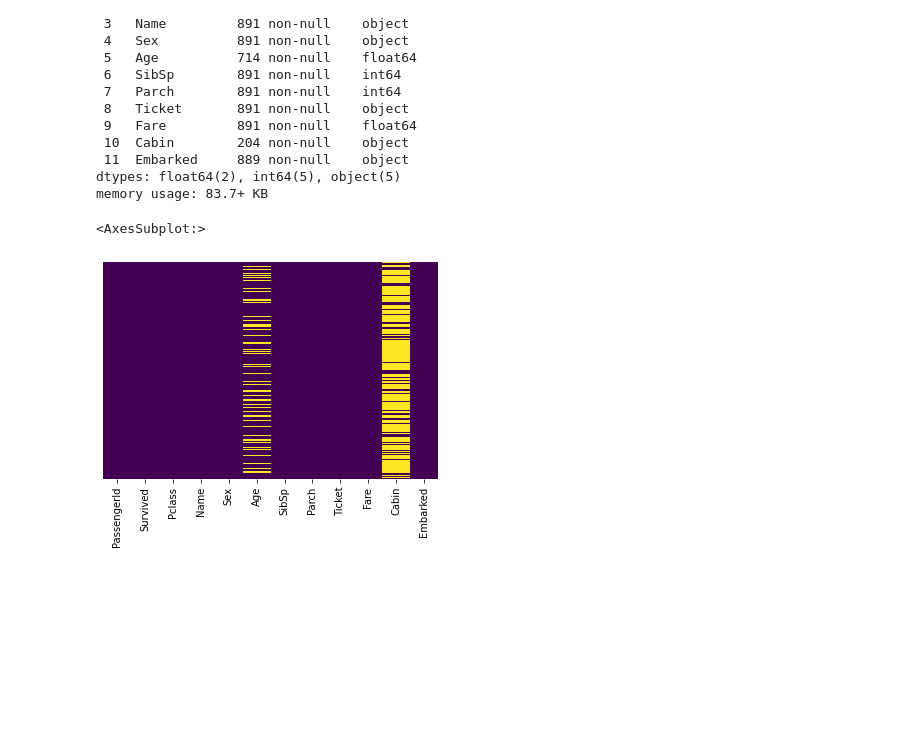
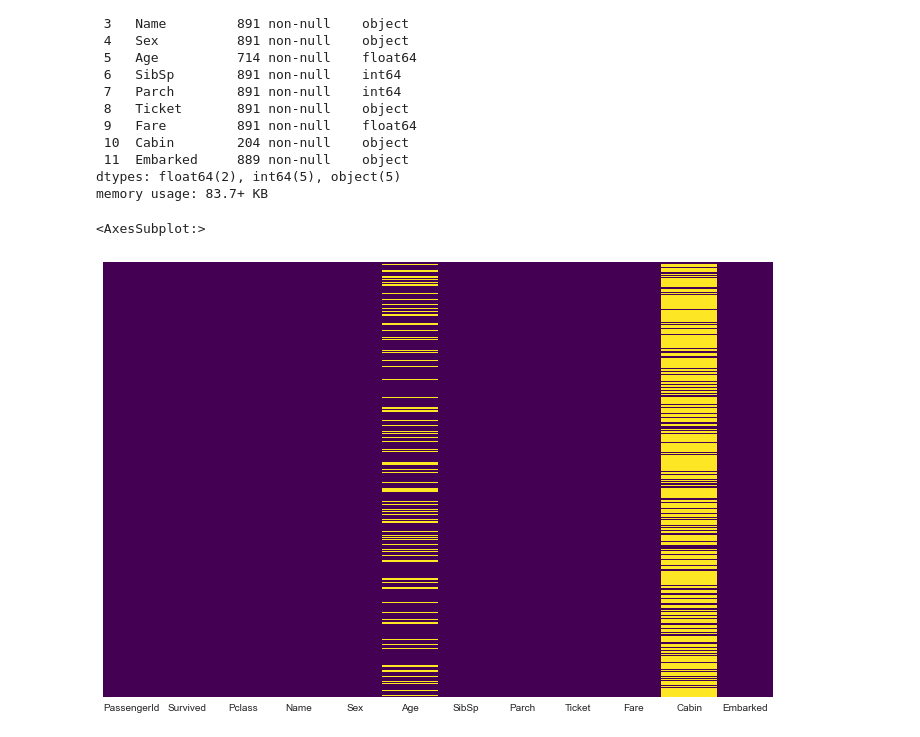
Before and after one commit to Abubakr1710/Titanic_logistic_regression, a Jupyter notebook: Titanic_LR.ipynb, the cells around one changed output. Drawn from its saved outputs; the diff is of its cells as text; code cells hidden in the pictures; blank space fills up the shorter version.

```diff
--- a/Titanic_LR.ipynb
+++ b/Titanic_LR.ipynb
@@ -45,9 +45,10 @@ Data columns (total 12 columns):
 dtypes: float64(2), int64(5), object(5)
 memory usage: 83.7+ KB
 # %%
+plt.figure(figsize=(12,8))
 sns.heatmap(train.isnull(), yticklabels=False, cbar=False,cmap='viridis')
 # %% [output]
 <AxesSubplot:>
-[figure, old version]
+[figure, new version]
 # %%
 #Survived or not survived
```
Also changed, not shown: parts of 13 cells of this notebook.
